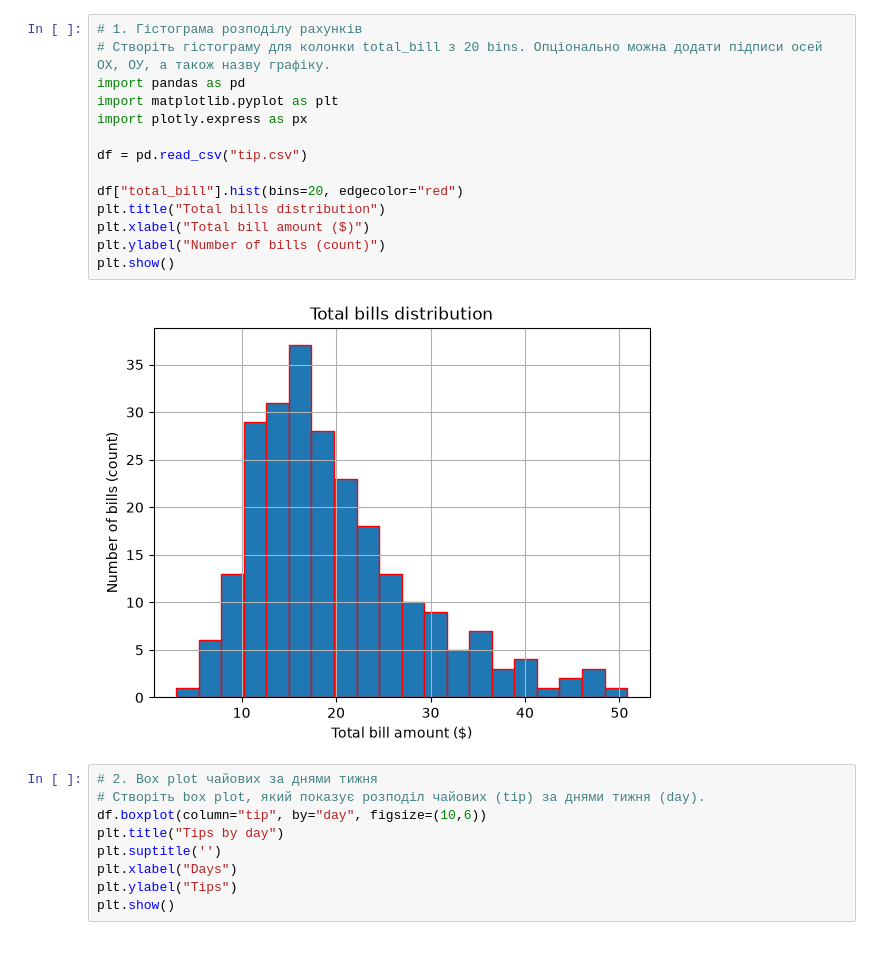
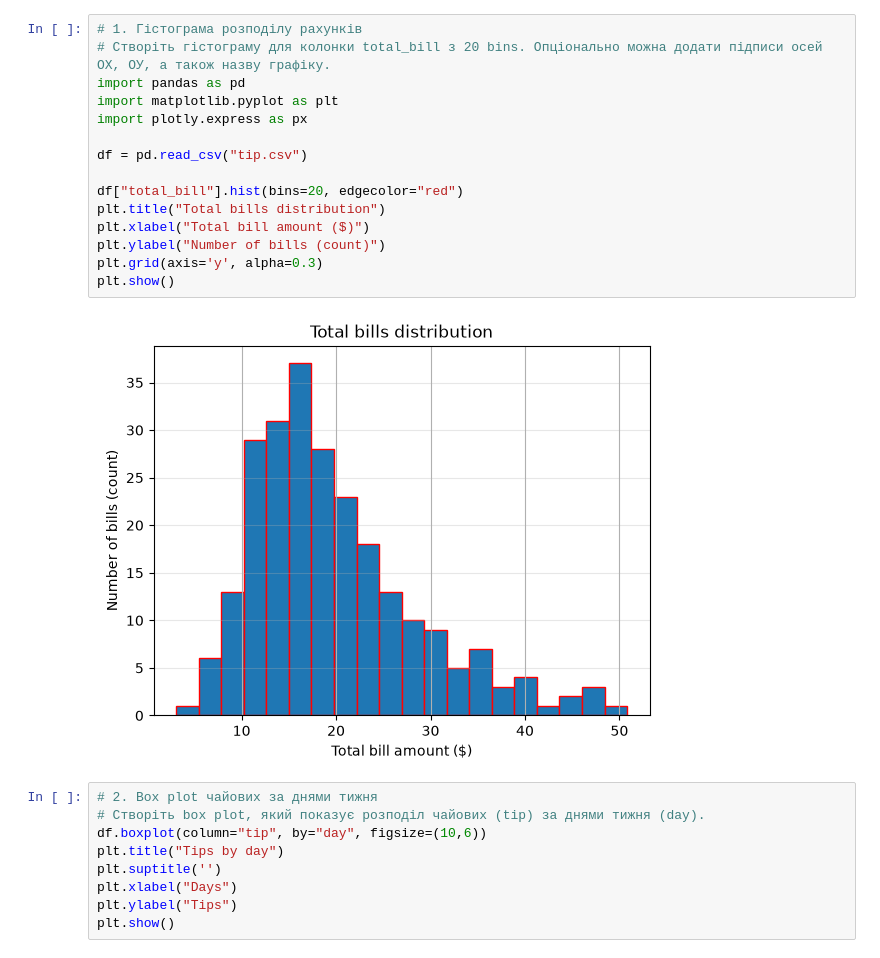
Before and after one commit to helenachaykawb-ux/ds_homeworks, a Jupyter notebook: HW9. Data Visualization.ipynb, the cells around one changed output. Cells and saved outputs as stored; diff of their text form.

```diff
--- a/HW9. Data Visualization.ipynb
+++ b/HW9. Data Visualization.ipynb
@@ -1,19 +1,20 @@
 # %%
 # 1. Гістограма розподілу рахунків
 # Створіть гістограму для колонки total_bill з 20 bins. Опціонально можна додати підписи осей ОХ, ОУ, а також назву графіку.
 import pandas as pd
 import matplotlib.pyplot as plt
 import plotly.express as px
 
 df = pd.read_csv("tip.csv")
 
 df["total_bill"].hist(bins=20, edgecolor="red")
 plt.title("Total bills distribution")
 plt.xlabel("Total bill amount ($)")
 plt.ylabel("Number of bills (count)")
+plt.grid(axis='y', alpha=0.3)
 plt.show()
 # %% [output]
-[figure, old version]
+[figure, new version]
 # %%
 # 2. Box plot чайових за днями тижня
 # Створіть box plot, який показує розподіл чайових (tip) за днями тижня (day).
```
Also changed, not shown: parts of 4 cells of this notebook, 1 other file.
